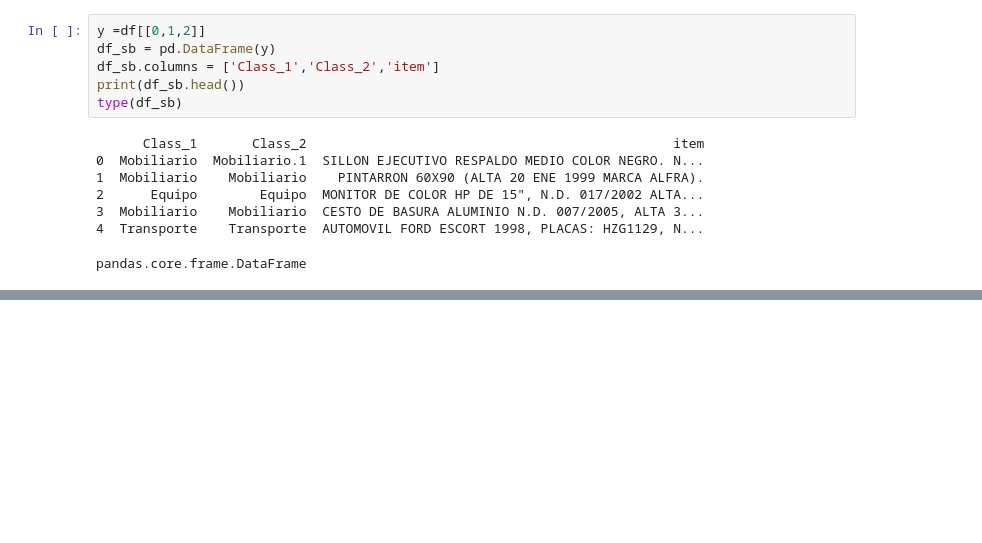
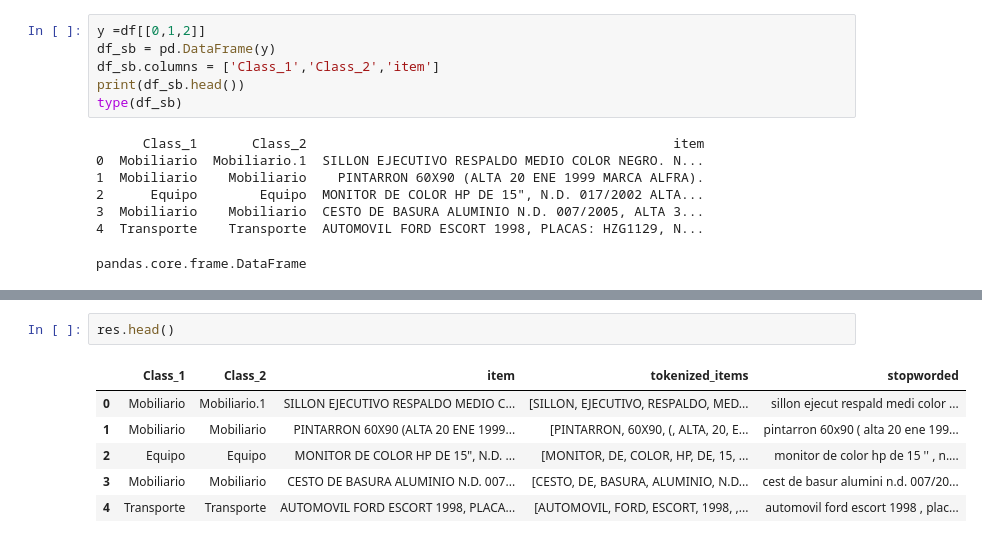
Before and after one commit to SnowTrash/pyHikethroug, a Jupyter notebook: I5912A_9.ipynb, the cells around one changed output, grey strips where cells are left out. Cells and saved outputs as stored; diff of their text form; blank space fills up the shorter version.

```diff
--- a/I5912A_9.ipynb
+++ b/I5912A_9.ipynb
@@ -104,0 +158,9 @@ KeyError: 'clean_item'
+# %%
+res.head()
+# %% [output]
+|  | Class_1 | Class_2 | item | tokenized_items | stopworded |
+| 0 | Mobiliario | Mobiliario.1 | SILLON EJECUTIVO RESPALDO MEDIO C... | [SILLON, EJECUTIVO, RESPALDO, MED... | sillon ejecut respald medi color ... |
+| 1 | Mobiliario | Mobiliario | PINTARRON 60X90 (ALTA 20 ENE 1999... | [PINTARRON, 60X90, (, ALTA, 20, E... | pintarron 60x90 ( alta 20 ene 199... |
+| 2 | Equipo | Equipo | MONITOR DE COLOR HP DE 15", N.D. ... | [MONITOR, DE, COLOR, HP, DE, 15, ... | monitor de color hp de 15 '' , n.... |
+| 3 | Mobiliario | Mobiliario | CESTO DE BASURA ALUMINIO N.D. 007... | [CESTO, DE, BASURA, ALUMINIO, N.D... | cest de basur alumini n.d. 007/20... |
+| 4 | Transporte | Transporte | AUTOMOVIL FORD ESCORT 1998, PLACA... | [AUTOMOVIL, FORD, ESCORT, 1998, ,... | automovil ford escort 1998 , plac... |
```
Also changed, not shown: parts of 27 cells of this notebook.
